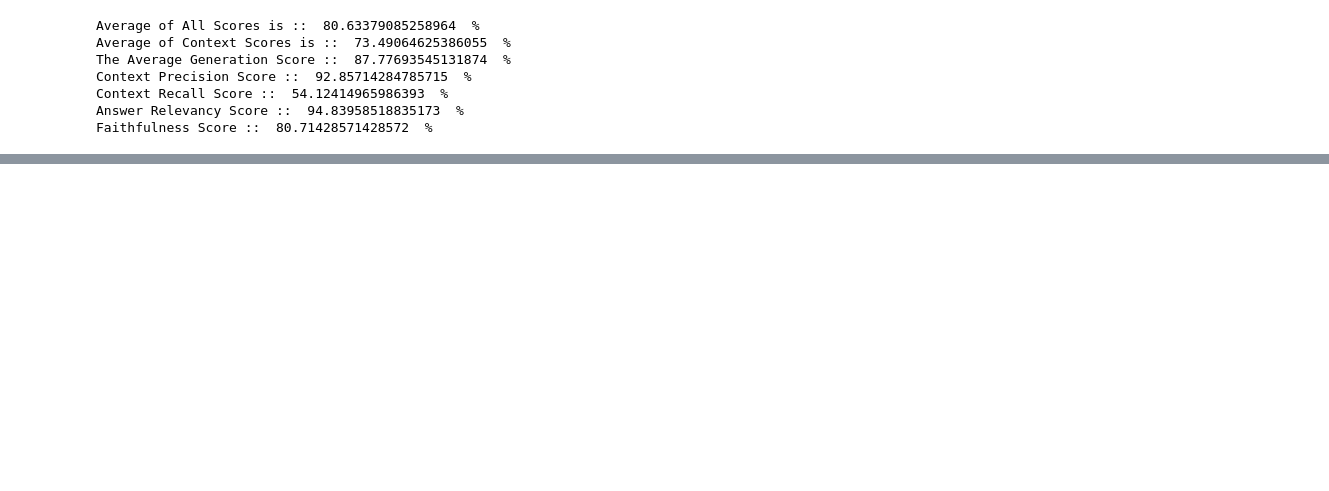
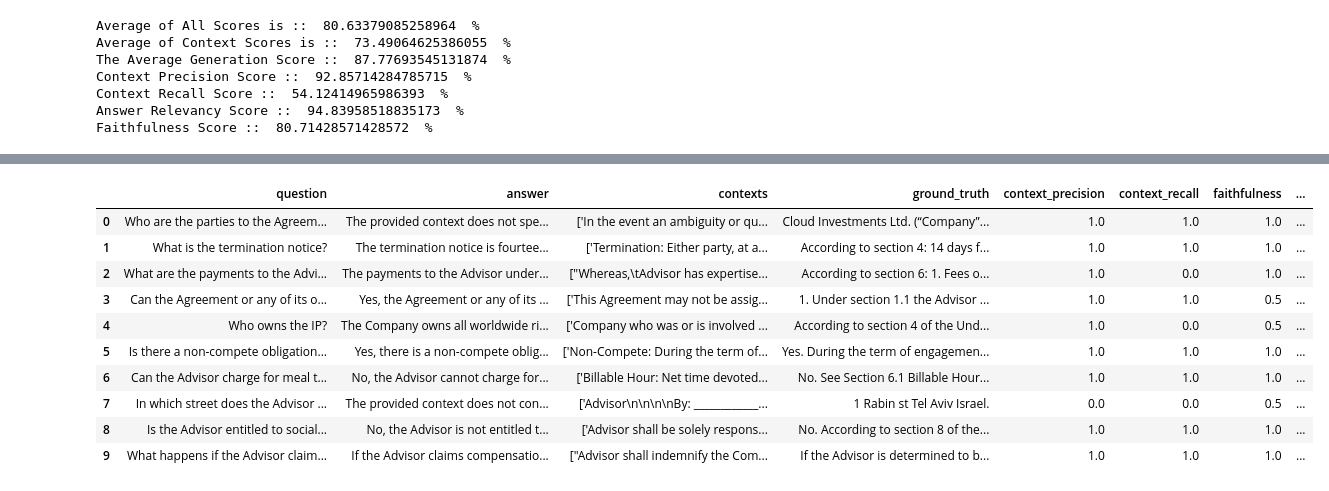
Before and after one commit to dev-abuke/Legal_Expert_Contract_Advisor_Using_Precision_RAG, a Jupyter notebook: notebooks/exploration/ragas.ipynb, the cells around one changed output, grey strips where cells are left out. Cells and saved outputs as stored; diff of their text form; code cells hidden in the pictures; blank space fills up the shorter version.

```diff
--- a/notebooks/exploration/ragas.ipynb
+++ b/notebooks/exploration/ragas.ipynb
@@ -830,0 +885,16 @@ Faithfulness Score ::  80.71428571428572  %
+# %%
+
+fusion_semantic_hybrid_df = pd.read_csv("data/evaluation/RAGFusionSemanticInterquantileHybridRetrieval.csv", index_col=0)
+fusion_semantic_hybrid_df
+# %% [output]
+|  | question | answer | contexts | ground_truth | context_precision | context_recall | faithfulness | ... |
+| 0 | Who are the parties to the Agreem... | The provided context does not spe... | ['In the event an ambiguity or qu... | Cloud Investments Ltd. (“Company”... | 1.0 | 1.0 | 1.0 | ... |
+| 1 | What is the termination notice? | The termination notice is fourtee... | ['Termination: Either party, at a... | According to section 4: 14 days f... | 1.0 | 1.0 | 1.0 | ... |
+| 2 | What are the payments to the Advi... | The payments to the Advisor under... | ["Whereas,\tAdvisor has expertise... | According to section 6: 1. Fees o... | 1.0 | 0.0 | 1.0 | ... |
+| 3 | Can the Agreement or any of its o... | Yes, the Agreement or any of its ... | ['This Agreement may not be assig... | 1. Under section 1.1 the Advisor ... | 1.0 | 1.0 | 0.5 | ... |
+| 4 | Who owns the IP? | The Company owns all worldwide ri... | ['Company who was or is involved ... | According to section 4 of the Und... | 1.0 | 0.0 | 0.5 | ... |
+| 5 | Is there a non-compete obligation... | Yes, there is a non-compete oblig... | ['Non-Compete: During the term of... | Yes. During the term of engagemen... | 1.0 | 1.0 | 1.0 | ... |
+| 6 | Can the Advisor charge for meal t... | No, the Advisor cannot charge for... | ['Billable Hour: Net time devoted... | No. See Section 6.1 Billable Hour... | 1.0 | 1.0 | 1.0 | ... |
+| 7 | In which street does the Advisor ... | The provided context does not con... | ['Advisor\n\n\n\nBy: ____________... | 1 Rabin st Tel Aviv Israel. | 0.0 | 0.0 | 0.5 | ... |
+| 8 | Is the Advisor entitled to social... | No, the Advisor is not entitled t... | ['Advisor shall be solely respons... | No. According to section 8 of the... | 1.0 | 1.0 | 1.0 | ... |
+| 9 | What happens if the Advisor claim... | If the Advisor claims compensatio... | ["Advisor shall indemnify the Com... | If the Advisor is determined to b... | 1.0 | 1.0 | 1.0 | ... |
```
Also changed, not shown: parts of 11 cells of this notebook, 3 other files.
